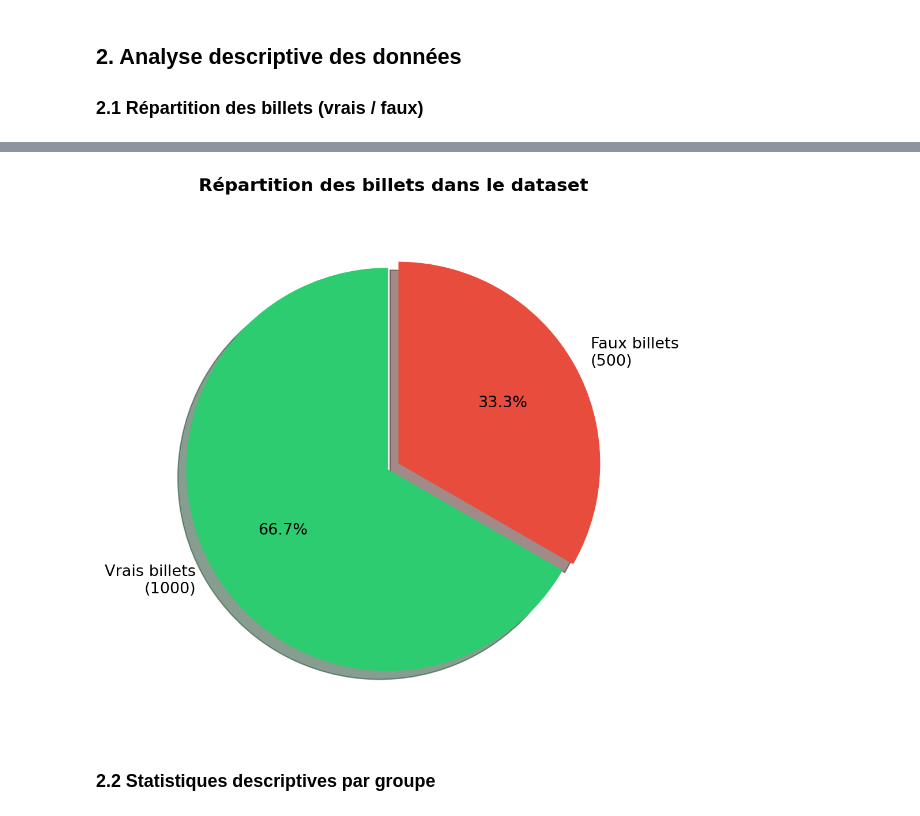
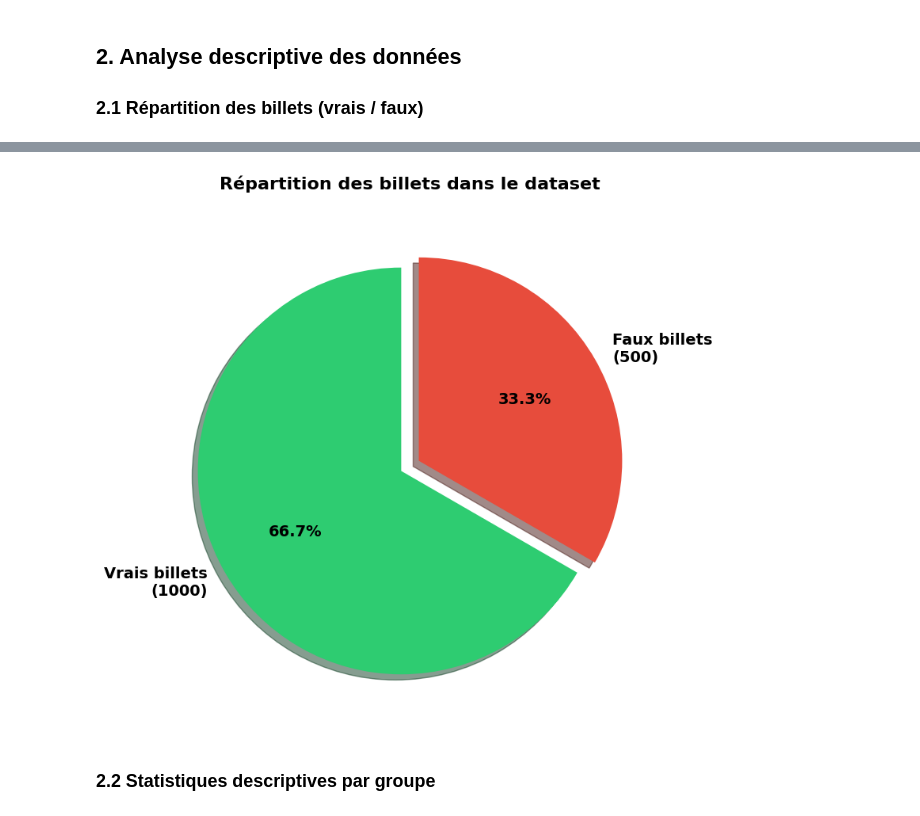
Before and after one commit to TheGoatLucien/Data_analyst, a Jupyter notebook: projets/projet 12/Detecteur_faux_billet_Nzeutom_Lucien/Nzeutom_Lucien_1_Notebook_analyse_032026.ipynb, the cells around one changed output, grey strips where cells are left out. Drawn from its saved outputs; the diff is of its cells as text; code cells hidden in the pictures.

```diff
--- a/projets/projet 12/Detecteur_faux_billet_Nzeutom_Lucien/Nzeutom_Lucien_1_Notebook_analyse_032026.ipynb
+++ b/projets/projet 12/Detecteur_faux_billet_Nzeutom_Lucien/Nzeutom_Lucien_1_Notebook_analyse_032026.ipynb
@@ -61,22 +68,22 @@ Pourcentage de faux billets : 33.3%
 # %%
 # Visualisation : Pie chart de la répartition
 fig, ax = plt.subplots(figsize=(8, 8))
 counts = df['is_genuine'].value_counts()
 colors = ['#2ecc71', '#e74c3c']
 explode = (0.05, 0.05)
 
 ax.pie([counts[True], counts[False]],
-       labels=['Vrais billets\\n(1000)', 'Faux billets\\n(500)'],
+       labels=['Vrais billets\n(1000)', 'Faux billets\n(500)'],
        colors=colors, autopct='%1.1f%%', startangle=90,
        explode=explode, shadow=True,
        textprops={'fontsize': 14, 'weight': 'bold'})
 
 ax.set_title('Répartition des billets dans le dataset',
              fontsize=16, fontweight='bold', pad=20)
 plt.tight_layout()
 plt.show()
 # %% [output]
-[figure, old version]
+[figure, new version]
 # %% [markdown]
 ### 2.2 Statistiques descriptives par groupe
 # %%
```
Also changed, not shown: parts of 33 cells of this notebook, 16 other files.
